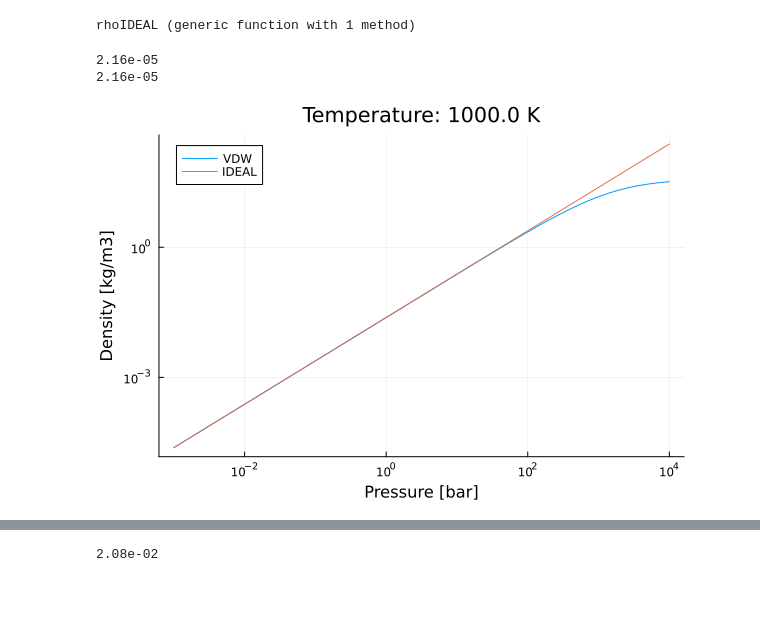
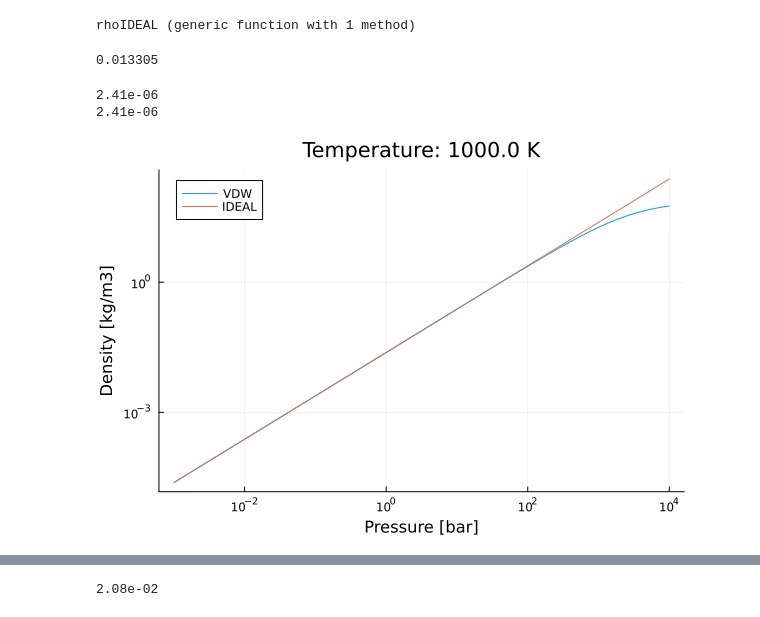
Before and after one commit to nichollsh/AGNI, a Jupyter notebook: misc/vdw_jl.ipynb, the cells around one changed output, grey strips where cells are left out. Drawn from its saved outputs; the diff is of its cells as text; code cells hidden in the pictures.

```diff
--- a/misc/vdw_jl.ipynb
+++ b/misc/vdw_jl.ipynb
@@ -105,30 +105,35 @@ function rhoIDEAL(p, T, R)
 end
 # %% [output]
 rhoIDEAL (generic function with 1 method)
+# %%
+C = 1.e5
+mu = 2.0  # g/mol
+a = C * aH2 / mu^2
+b = bH2 / mu
+# %% [output]
+0.013305
 # %%
 p = 1.0
 T = 100.0
-mu = 18.0
-@printf("%.2e\n",rhoVDW(p, T, Rstar/mu, aH2, bH2))
+@printf("%.2e\n",rhoVDW(p, T, Rstar/mu, a, b))
 @printf("%.2e\n",rhoIDEAL(p, T, Rstar/mu))
 # %% [output]
-2.16e-05
-2.16e-05
+2.41e-06
+2.41e-06
 # %%
 p = 1e5 * 300
 T = 1000.0
-mu = 2.0
 
 fig = plot(yscale=:log10, ylabel="Density [kg/m3]",
             xscale=:log10, xlabel="Pressure [bar]", legend=:topleft,
             title=@sprintf("Temperature: %.1f K", T))
 
 p_arr = collect(Float64, range(-3, 4, length=50))
 p_arr[:] .= 10.0 .^ (p_arr[:] .+ 5)
-plot!(fig, p_arr./1e5, rhoVDW.(p_arr[:], T, Rstar/mu, aH2, bH2), label="VDW")
+plot!(fig, p_arr./1e5, rhoVDW.(p_arr[:], T, Rstar/mu, a, b), label="VDW")
 plot!(fig, p_arr./1e5, rhoIDEAL.(p_arr[:], T, Rstar/mu), label="IDEAL")
 
 display(fig)
 # %% [output]
-[figure, old version]
+[figure, new version]
 # %%
```
Also changed, not shown: parts of 1 cell of this notebook, 3 other files.
